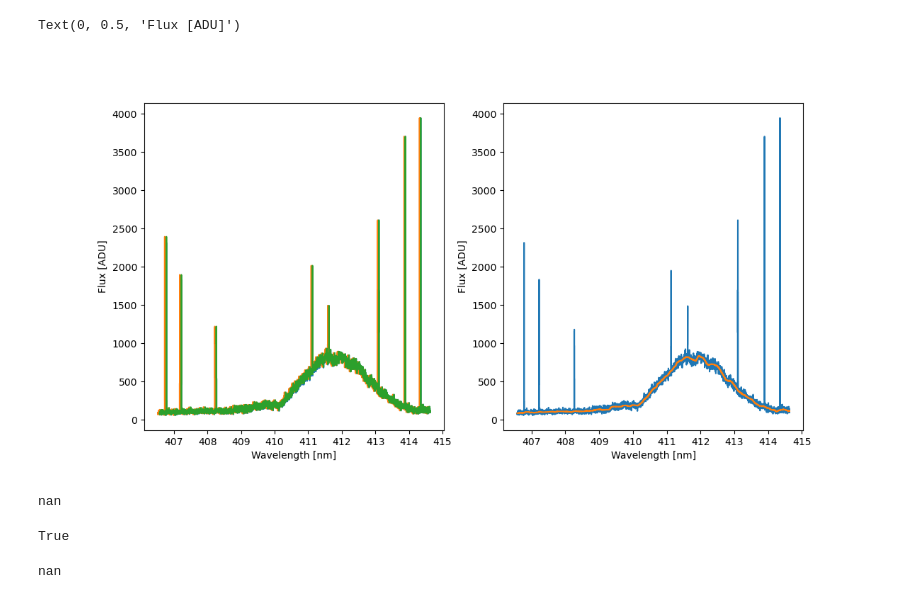
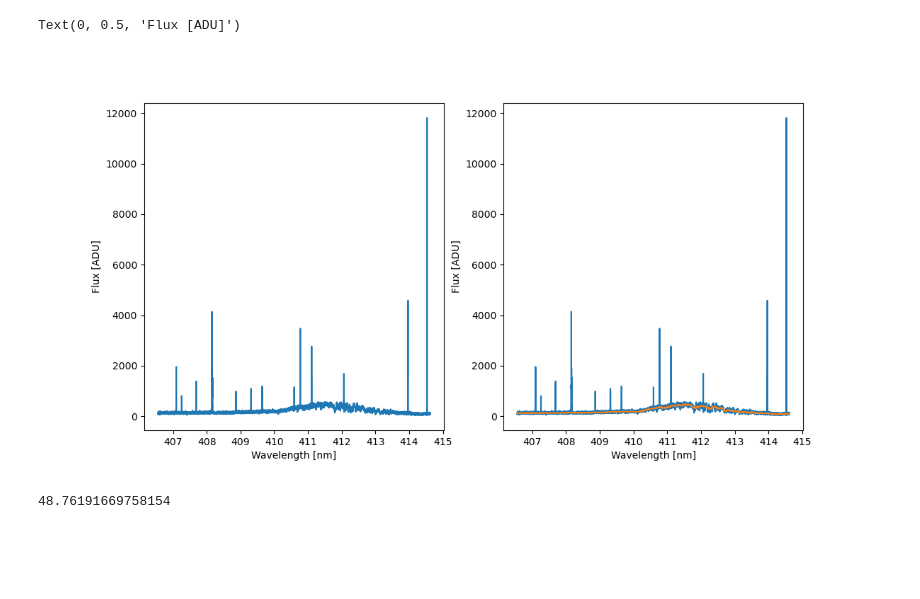
Before and after one commit to joakru-astro/veloce_reduction, a Jupyter notebook: veloce_reduction.ipynb, the cells around one changed output. Saved outputs shown, nothing was run; the diff lists cells and outputs as text; code cells hidden in the pictures; blank space fills up the shorter version.

```diff
--- a/veloce_reduction.ipynb
+++ b/veloce_reduction.ipynb
@@ -105,2 +164,2 @@ Step 1 - read data filenames from logs
 # %%
-obs_list = veloce_logs.load_run_logs(science_targets, config['arm'], veloce_paths=veloce_paths)
+obs_list = veloce_config.load_run_logs(science_targets, veloce_paths, config)
@@ -117,5 +168,5 @@ Step 2 - save targets list
 # %%
-obs_list = veloce_logs.get_obs_list(obs_list['science'])
-#  obs_list_name = veloce_logs.save_science_target_list(obs_list['science'], run=config['run'])
+target_list = veloce_config.get_obs_list(obs_list['science'])
+#  obs_list_name = veloce_config.save_science_target_list(obs_list['science'], run=config['run'])
 # can be done also by target
 # and with custom filename for resulting file
@@ -262,5 +175,5 @@ Step 3 - Extract science data
 # %%
 # output_path = veloce_paths.extracted_parent_dir
-extract_run(obs_list, config, veloce_paths, obs_list)
+veloce_extraction.extract_run(target_list, config, veloce_paths, obs_list)
 # %% [output]
 red
@@ -289,8 +355,6 @@ veloce_paths.output_dir
 # %%
-filename = 'WASP-189b_veloce_blue_10apr10105.fits'
+# filename = 'WASP-189b_veloce_blue_10apr10105.fits'
 # filename = 'WASP-189b_veloce_green_10apr20105.fits'
 # filename = 'WASP-189b_veloce_red_10apr30105.fits'
-# filename = os.listdir(veloce_paths.output_dir)[0]
+filename = [file for file in os.listdir(veloce_paths.output_dir) if '.fits' in file][0]
 wave, flux, hdr = veloce_reduction_tools.load_extracted_spectrum_fits(os.path.join(veloce_paths.output_dir, filename))
-old_wave, old_flux, old_hdr = veloce_reduction_tools.load_extracted_spectrum_fits(os.path.join("/home/usqobserver2/Joachim_veloce/Extracted_data/WASP189b_old", filename))
-new_wave, new_flux, new_hdr = veloce_reduction_tools.load_extracted_spectrum_fits(os.path.join("/home/usqobserver2/Joachim_veloce/Extracted_data/WASP189b", filename))
@@ -314,38 +376,27 @@ from scipy.ndimage import median_filter
 # %%
 order = 10
 fig, ax = plt.subplots(1,2, figsize=(12,6))
 ax[0].step(wave[order], flux[order], where='mid')
-ax[0].step(old_wave[order], old_flux[order], where='mid')
-ax[0].step(new_wave[order], new_flux[order], where='mid')
 ax[0].set_xlabel('Wavelength [nm]')
 ax[0].set_ylabel('Flux [ADU]')
 ax[1].step(wave[order], flux[order], where='mid')
 ax[1].step(wave[order], median_filter(flux[order], 51), where='mid')
 mask = flux[order] - median_filter(flux[order], 51) < median_filter(flux[order], 51) + 1.5*np.std(flux[order] - median_filter(flux[order], 51))
 ax[1].step(wave[order][mask], flux[order][mask], where='mid')
 
 # plt.xlim(588.89, 590.09)
 # plt.ylim(1000, 10000)
 ax[1].set_xlabel('Wavelength [nm]')
 ax[1].set_ylabel('Flux [ADU]')
 # %% [output]
 Text(0, 0.5, 'Flux [ADU]')
-[figure, old version]
+[figure, new version]
 # %%
 flux_order = flux[order][~np.isnan(flux[order])]
-mask = flux[order] - median_filter(flux[order], 51) < median_filter(flux[order], 51) + 1.5*np.std(flux[order] - median_filter(flux[order], 51))
-print(np.std(flux[order][mask]-median_filter(flux[order][mask], 51)))
+mask = flux_order - median_filter(flux_order, 51) < median_filter(flux_order, 51) + 1.5*np.std(flux_order - median_filter(flux_order, 51))
+print(np.std(flux_order[mask]-median_filter(flux_order[mask], 51)))
 # %% [output]
-nan
+48.76191669758154
-# %%
-np.any(np.isnan(old_flux[order]))
-# %% [output]
-True
-# %%
-mask = old_flux[order] - median_filter(old_flux[order], 51) < median_filter(old_flux[order], 51) + 1.5*np.std(old_flux[order] - median_filter(old_flux[order], 51))
-print(np.std(old_flux[order][mask]-median_filter(old_flux[order][mask], 51)))
-# %% [output]
-nan
 # %%
 blue_filename = 'WASP-189b_veloce_blue_10apr10105.fits'
 green_filename = 'WASP-189b_veloce_green_10apr20105.fits'
```
Also changed, not shown: parts of 46 cells of this notebook, 16 other files.
